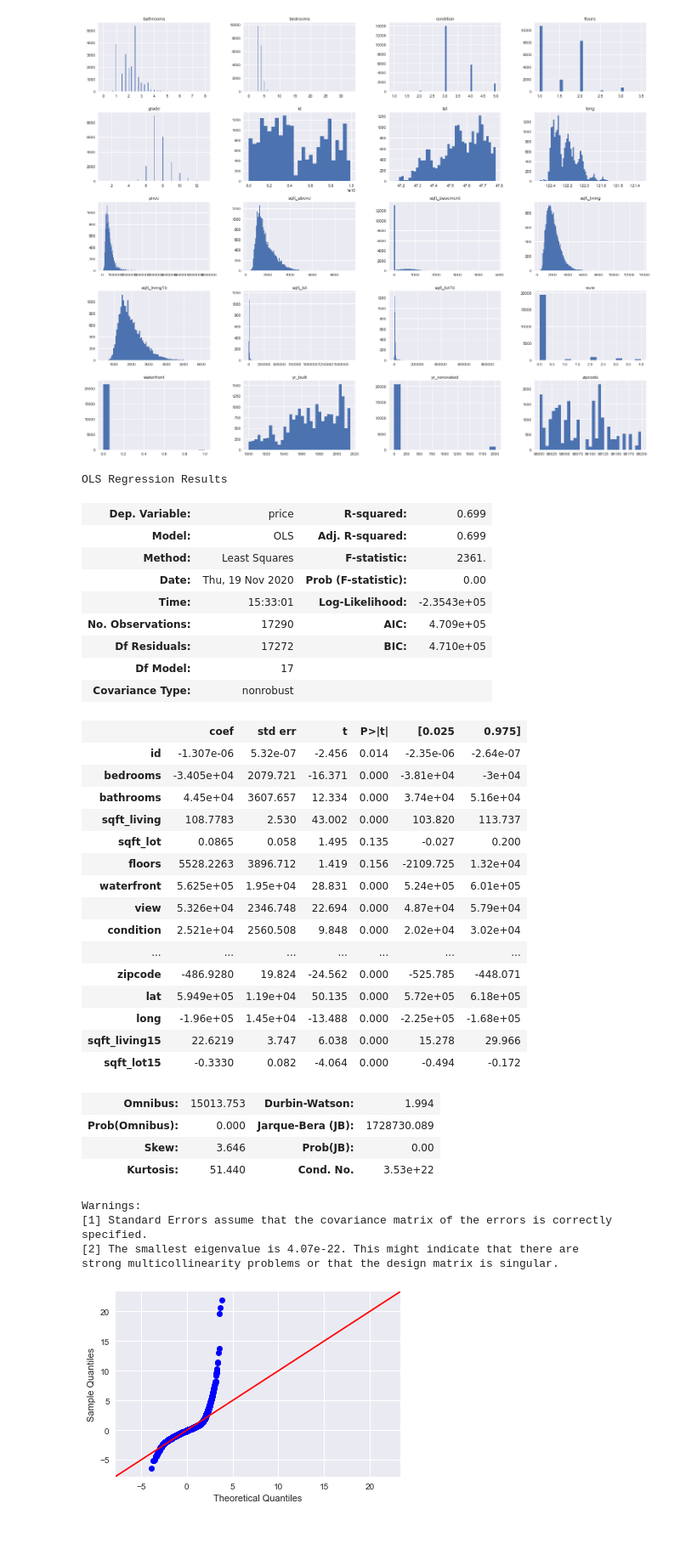
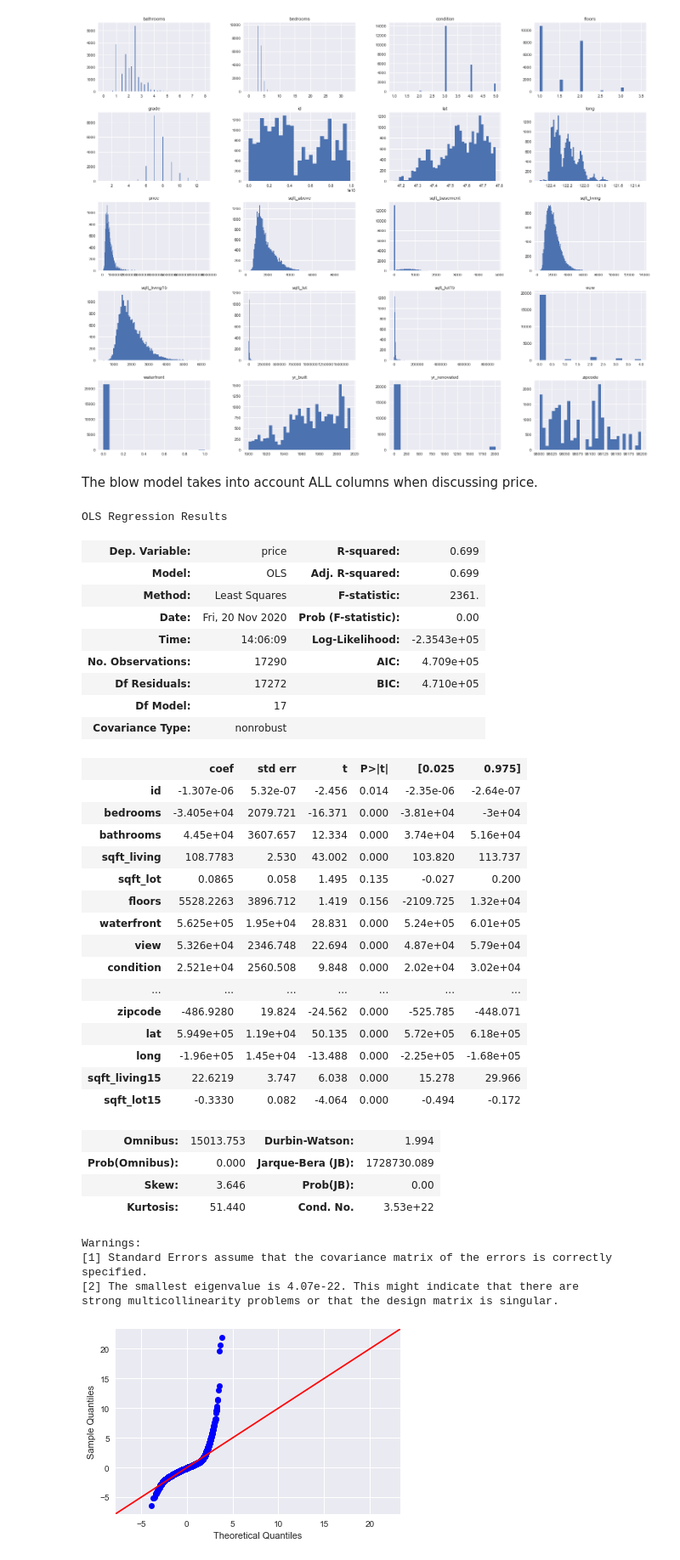
Before and after one commit to Banner10/Phase_2_Project, a Jupyter notebook: OLS_Baseline_Model.ipynb, the cells around one changed output. Shown: that part at 85% size. Drawn from its saved outputs; the diff is of its cells as text; code cells hidden in the pictures; blank space fills up the shorter version.

```diff
--- a/OLS_Baseline_Model.ipynb
+++ b/OLS_Baseline_Model.ipynb
@@ -90,6 +96,8 @@ array([[<matplotlib.axes._subplots.AxesSubplot object at 0x...>,
         <matplotlib.axes._subplots.AxesSubplot object at 0x...>]],
       dtype=object)
 [figure]
+# %% [markdown]
+The blow model takes into account ALL columns when discussing price.
 # %%
 columns = ['id', 'price', 'bedrooms', 'bathrooms', 'sqft_living', 'sqft_lot', 'floors', 'waterfront',
            'view', 'condition', 'grade', 'sqft_above', 'sqft_basement', 'yr_built', 'yr_renovated',
@@ -99,25 +107,19 @@ all_data = df_house[columns]
 # %%
 X = all_data.drop(['price'], axis=1)
 y = all_data['price']
 
 X_train, X_test, y_train, y_test = train_test_split(X, y, test_size=0.20, random_state=42)
 
-lm = linear_model.LinearRegression()
-
-model = lm.fit(X_train[['id', 'bedrooms', 'bathrooms', 'sqft_living', 'sqft_lot', 'floors', 'waterfront',
-                       'view', 'condition', 'grade', 'sqft_above', 'sqft_basement', 'yr_built', 'yr_renovated',
-                       'zipcode', 'lat', 'long', 'sqft_living15', 'sqft_lot15']], y_train)
-
 lm = sm.OLS(y_train, X_train)
 model_all = lm.fit()
 model_all.summary()
 # %% [output]
 OLS Regression Results
 | Dep. Variable: | price | R-squared: | 0.699 |
 | Model: | OLS | Adj. R-squared: | 0.699 |
 | Method: | Least Squares | F-statistic: | 2361. |
-| Date: | Thu, 19 Nov 2020 | Prob (F-statistic): | 0.00 |
-| Time: | 15:33:01 | Log-Likelihood: | -2.3543e+05 |
+| Date: | Fri, 20 Nov 2020 | Prob (F-statistic): | 0.00 |
+| Time: | 14:06:09 | Log-Likelihood: | -2.3543e+05 |
 | No. Observations: | 17290 | AIC: | 4.709e+05 |
 | Df Residuals: | 17272 | BIC: | 4.710e+05 |
 | Df Model: | 17 |  |  |
```
Also changed, not shown: parts of 14 cells of this notebook, 7 other files.
